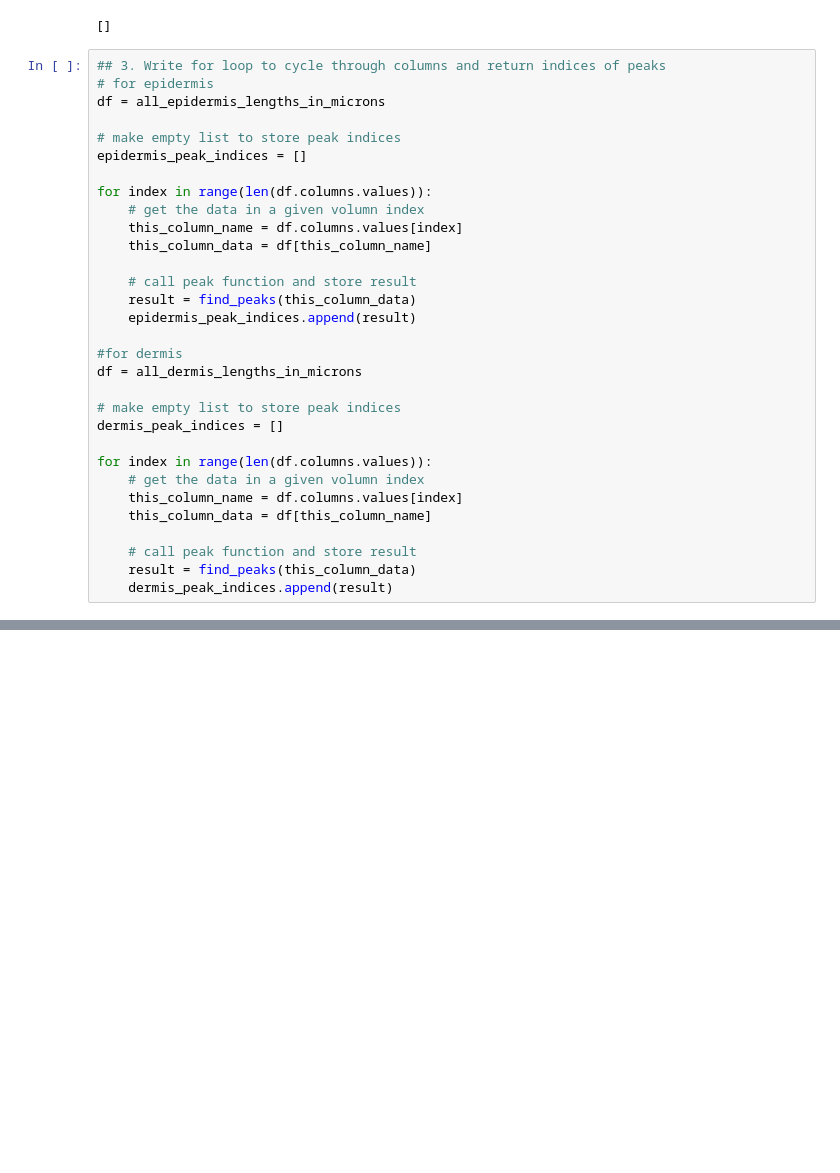
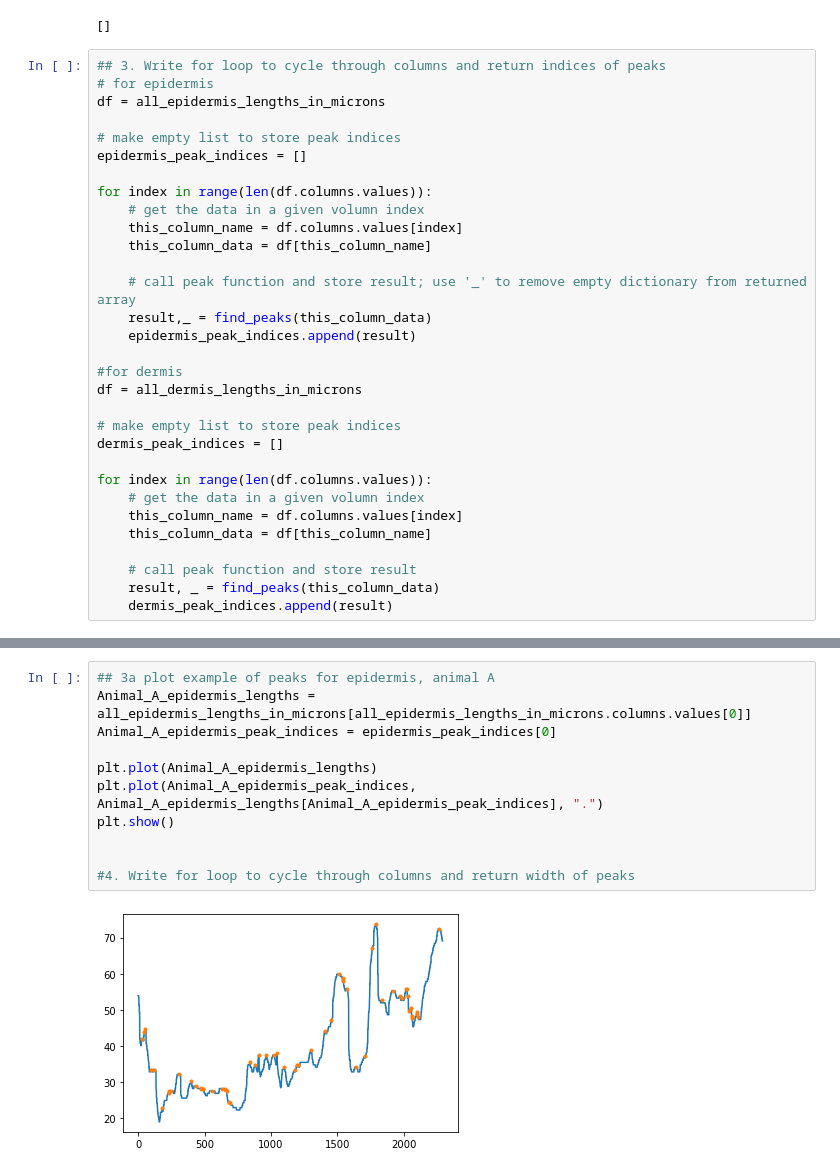
Before and after one commit to sowusu08/2324-segura-fiji, a Jupyter notebook: code/230601-segura-meeting-clusterAnalysis.ipynb, the cells around one changed output, grey strips where cells are left out. Drawn from its saved outputs; the diff is of its cells as text; blank space fills up the shorter version.

Commit message:
first pass at plotting peaks

```diff
--- a/code/230601-segura-meeting-clusterAnalysis.ipynb
+++ b/code/230601-segura-meeting-clusterAnalysis.ipynb
@@ -94,8 +95,8 @@ for index in range(len(df.columns.values)):
     this_column_name = df.columns.values[index]
     this_column_data = df[this_column_name]
 
-    # call peak function and store result
-    result = find_peaks(this_column_data)
+    # call peak function and store result; use '_' to remove empty dictionary from returned array
+    result,_ = find_peaks(this_column_data)
     epidermis_peak_indices.append(result)
 
 #for dermis
@@ -110,7 +111,7 @@ for index in range(len(df.columns.values)):
     this_column_data = df[this_column_name]
 
     # call peak function and store result
-    result = find_peaks(this_column_data)
+    result, _ = find_peaks(this_column_data)
     dermis_peak_indices.append(result)
 # %%
 print(dermis_peak_indices[0:4])
@@ -154,0 +156,13 @@ print(epidermis_peak_indices[0:4])
+# %%
+## 3a plot example of peaks for epidermis, animal A
+Animal_A_epidermis_lengths = all_epidermis_lengths_in_microns[all_epidermis_lengths_in_microns.columns.values[0]]
+Animal_A_epidermis_peak_indices = epidermis_peak_indices[0]
+
+plt.plot(Animal_A_epidermis_lengths)
+plt.plot(Animal_A_epidermis_peak_indices, Animal_A_epidermis_lengths[Animal_A_epidermis_peak_indices], ".")
+plt.show()
+
+
+#4. Write for loop to cycle through columns and return width of peaks
+# %% [output]
+[figure, added]
```
Also changed, not shown: parts of 5 cells of this notebook.
